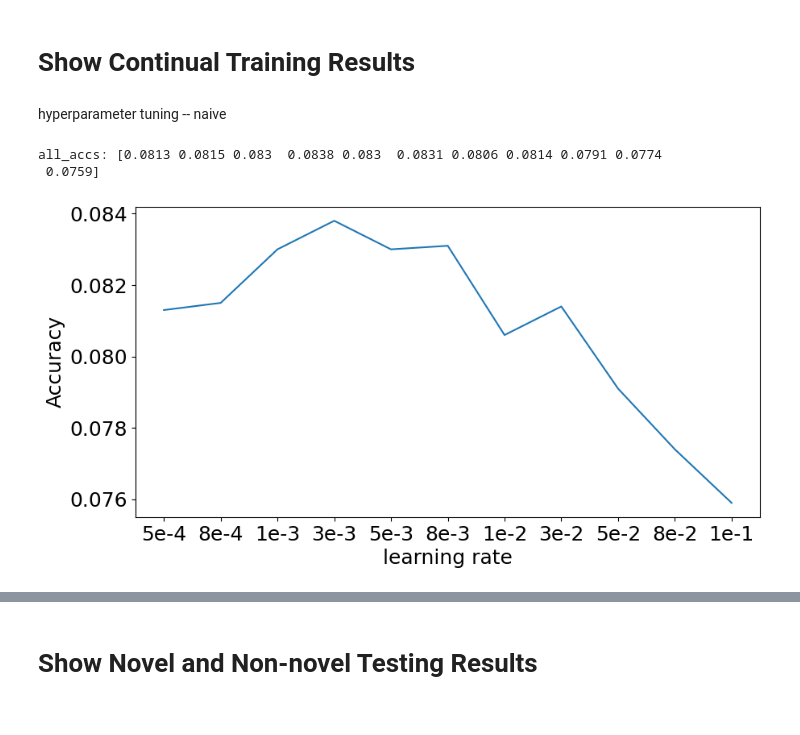
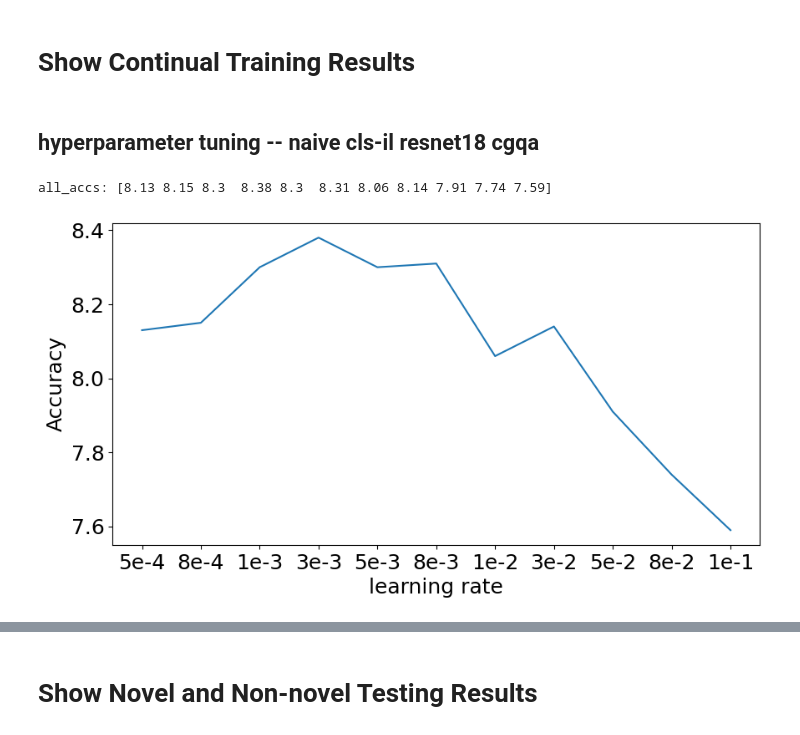
Before and after one commit to liaoweiduo/continual-learning-baselines, a Jupyter notebook: experiments/visualization.ipynb, the cells around one changed output, grey strips where cells are left out. Cells and saved outputs as stored; diff of their text form; code cells hidden in the pictures.

```diff
--- a/experiments/visualization.ipynb
+++ b/experiments/visualization.ipynb
@@ -19,6 +19,8 @@ project_name = 'CGQA'
 # Show Continual Training Results
 # %%
 def get_accs(exp_name, name='Top1_Acc_Stream/eval_phase/test_stream'):
+    if not os.path.exists(os.path.join('../../avalanche-experiments', project_name, exp_name, f'results-{exp_name}.npy')):
+        return np.array([[np.nan]])
     results = np.load(os.path.join('../../avalanche-experiments', project_name, exp_name, f'results-{exp_name}.npy'), allow_pickle=True)
     accs = []
     for i in range(len(results)):
@@ -35,31 +74,30 @@ def get_accs(exp_name, name='Top1_Acc_Stream/eval_phase/test_stream'):
 # results = np.load(os.path.join('../../avalanche-experiments', project_name, exp_name, f'results-{exp_name}.npy'), allow_pickle=True)
 # last_result = results[-1]
 # # print('Average test acc:', get_average_metric(results[-1], 'Top1_Acc_Stream/eval_phase/test_stream'))
-# %% [markdown]
-hyperparameter tuning -- naive
+# %% [markdown]
+## hyperparameter tuning -- naive cls-il resnet18 cgqa
 # %%
 exp_names = ['naive-cls-lr0_0005', 'naive-cls-lr0_0008', 'naive-cls-lr0_001', 'naive-cls-lr0_003', 'naive-cls-lr0_005', 'naive-cls-lr0_008', 'naive-cls-lr0_01', 'naive-cls-lr0_03', 'naive-cls-lr0_05', 'naive-cls-lr0_08', 'naive-cls-lr0_1']
 dsp_names = ['5e-4', '8e-4', '1e-3', '3e-3', '5e-3', '8e-3', '1e-2', '3e-2', '5e-2', '8e-2', '1e-1']
-all_accs = np.array([np.mean(get_accs(exp_names[i])[-1]) for i in range(len(exp_names))])
+all_accs = np.array([np.mean(get_accs(exp_names[i])[-1]) for i in range(len(exp_names))])*100
 print('all_accs:', all_accs)
 
 collected_data = []
 collected_data.append(pd.DataFrame({'learning rate': dsp_names, 'Accuracy': all_accs}))
 
 collected_data = pd.concat(collected_data, ignore_index=True)
 
 # fig = px.line(collected_data, x="learning rate", y="Value", title='Acc')
 # fig.show()
 plt.figure(figsize=(10, 5))
 # sns.set_palette('Paired')
 matplotlib.rcParams.update({'font.size': 18})
 
 ax = sns.lineplot(x="learning rate", y="Accuracy", data=collected_data)
 # plt.legend(loc = 'upper left', bbox_to_anchor = (1, 1))
 
 fig = ax.get_figure()
-fig.savefig(os.path.join('D:', 'Downloads', 'Finetune-hyperparameter_tuning.png'), dpi = 400, bbox_inches='tight')
+fig.savefig(os.path.join('D:', 'Downloads', 'Finetune-cls-resnet18-cgqa-hyperparameter_tuning.png'), dpi = 400, bbox_inches='tight')
 # %% [output]
-all_accs: [0.0813 0.0815 0.083  0.0838 0.083  0.0831 0.0806 0.0814 0.0791 0.0774
- 0.0759]
+all_accs: [8.13 8.15 8.3  8.38 8.3  8.31 8.06 8.14 7.91 7.74 7.59]
-[figure, old version]
+[figure, new version]
```
Also changed, not shown: parts of 24 cells of this notebook, 9 other files.
